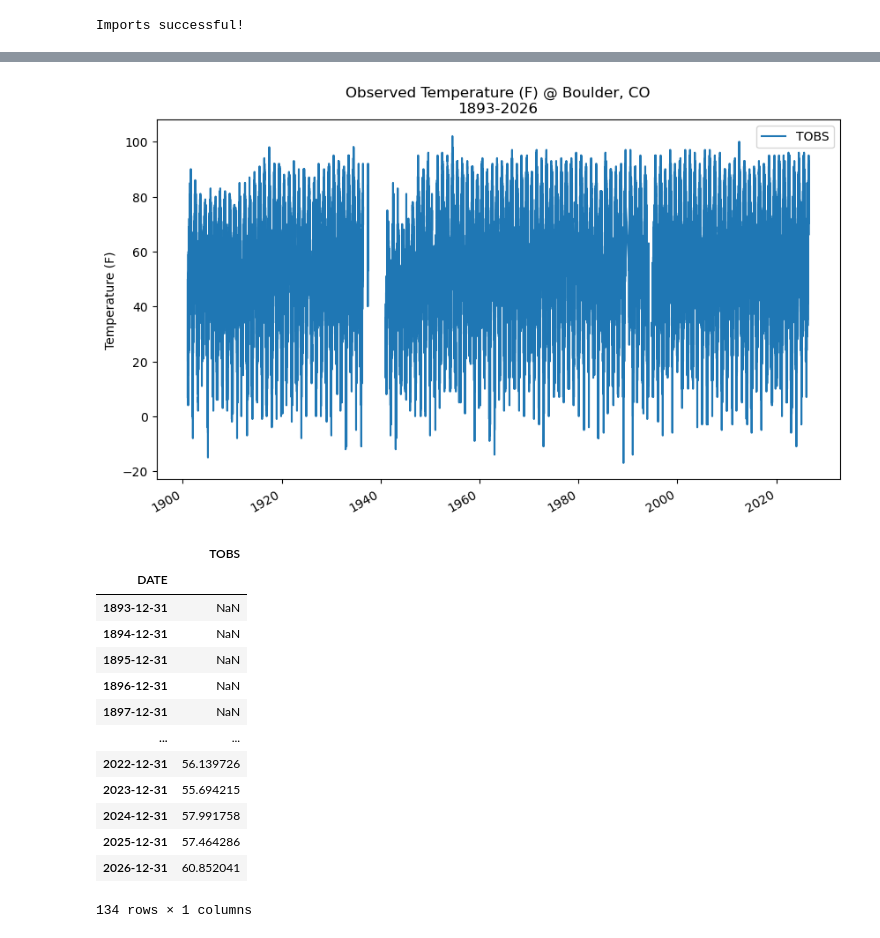
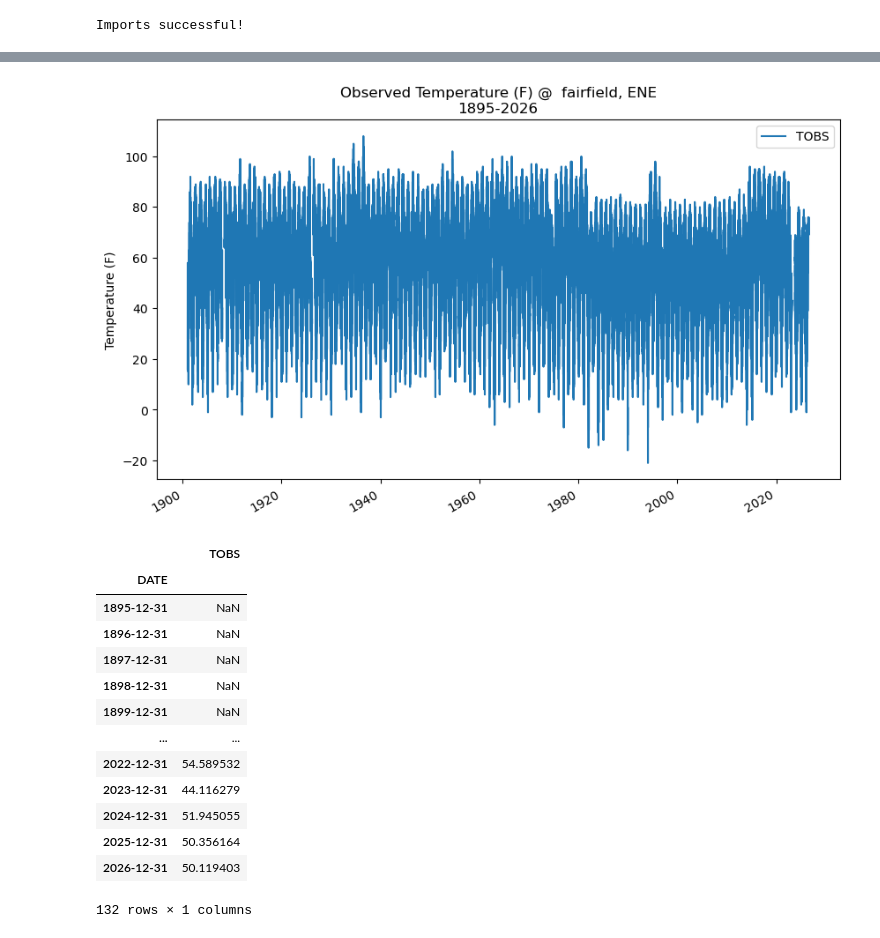
Before and after one commit to cu-esiil-edu/01-climate-Elijah-Oluwapelumi, a Jupyter notebook: climate-data-analysis.ipynb, the cells around one changed output, grey strips where cells are left out. Cells and saved outputs as stored; diff of their text form; code cells hidden in the pictures.

```diff
--- a/climate-data-analysis.ipynb
+++ b/climate-data-analysis.ipynb
@@ -22,11 +22,11 @@ ncei_url = ('https://www.ncei.noaa.gov/access/services/data/v1'
 
            '&dataTypes=TOBS'
 
-           '&stations=USC00050848'
+           '&stations=USC00112931'
 
-           '&startDate=1893-10-01'
+           '&startDate=1895-07-07'
 
-           '&endDate=2026-07-15'
+           '&endDate=2026-07-20'
 
            '&units=standard')
 
@@ -36,7 +36,7 @@ ncei_url
 # %%
 # Open and clean the data
 
-boulder_df = pd.read_csv(
+fairfield_df = pd.read_csv(
 
     ncei_url,
 
@@ -48,7 +48,7 @@ boulder_df = pd.read_csv(
 
 )
 
-boulder_df
+fairfield_df
 # %% [output]
 |  | STATION | TOBS |
 | DATE |  |  |
@@ -67,10 +67,10 @@ boulder_df
 # %%
 # Keep only the TOBS column
 
-boulder_df = boulder_df[["TOBS"]]
+fairfield_df = fairfield_df[["TOBS"]]
 
-boulder_df.head()
-boulder_df.tail()
+fairfield_df.head()
+fairfield_df.tail()
 # %% [output]
 |  | TOBS |
 | DATE |  |
@@ -82,42 +93,42 @@ boulder_df.tail()
 # %%
 # Plot data with matplotlib
 
 fig, ax = plt.subplots(figsize=(10,6))
 
-boulder_df.plot(y='TOBS',
+fairfield_df.plot(y='TOBS',
 
                  ax=ax,
 
                  ylabel='Temperature (F)',
 
                  xlabel='',
 
-                 title='Observed Temperature (F) @ Boulder, CO\n1893-2026')
+                 title='Observed Temperature (F) @  fairfield, ENE\n1895-2026')
 
 plt.show()
 # %% [output]
-[figure, old version]
+[figure, new version]
 # %%
 # Take the annual mean of the temperature data
 
-ann_climate_df = boulder_df.resample('YE').mean()
+ann_climate_df = fairfield_df.resample('YE').mean()
 
 ann_climate_df
 # %% [output]
 |  | TOBS |
 | DATE |  |
-| 1893-12-31 | NaN |
-| 1894-12-31 | NaN |
 | 1895-12-31 | NaN |
 | 1896-12-31 | NaN |
 | 1897-12-31 | NaN |
+| 1898-12-31 | NaN |
+| 1899-12-31 | NaN |
 | ... | ... |
-| 2022-12-31 | 56.139726 |
-| 2023-12-31 | 55.694215 |
-| 2024-12-31 | 57.991758 |
-| 2025-12-31 | 57.464286 |
-| 2026-12-31 | 60.852041 |
+| 2022-12-31 | 54.589532 |
+| 2023-12-31 | 44.116279 |
+| 2024-12-31 | 51.945055 |
+| 2025-12-31 | 50.356164 |
+| 2026-12-31 | 50.119403 |
-134 rows × 1 columns
+132 rows × 1 columns
 # %%
 ann_climate_df.plot()
 # %% [output]
```
Also changed, not shown: parts of 9 cells of this notebook, 2 other files.
